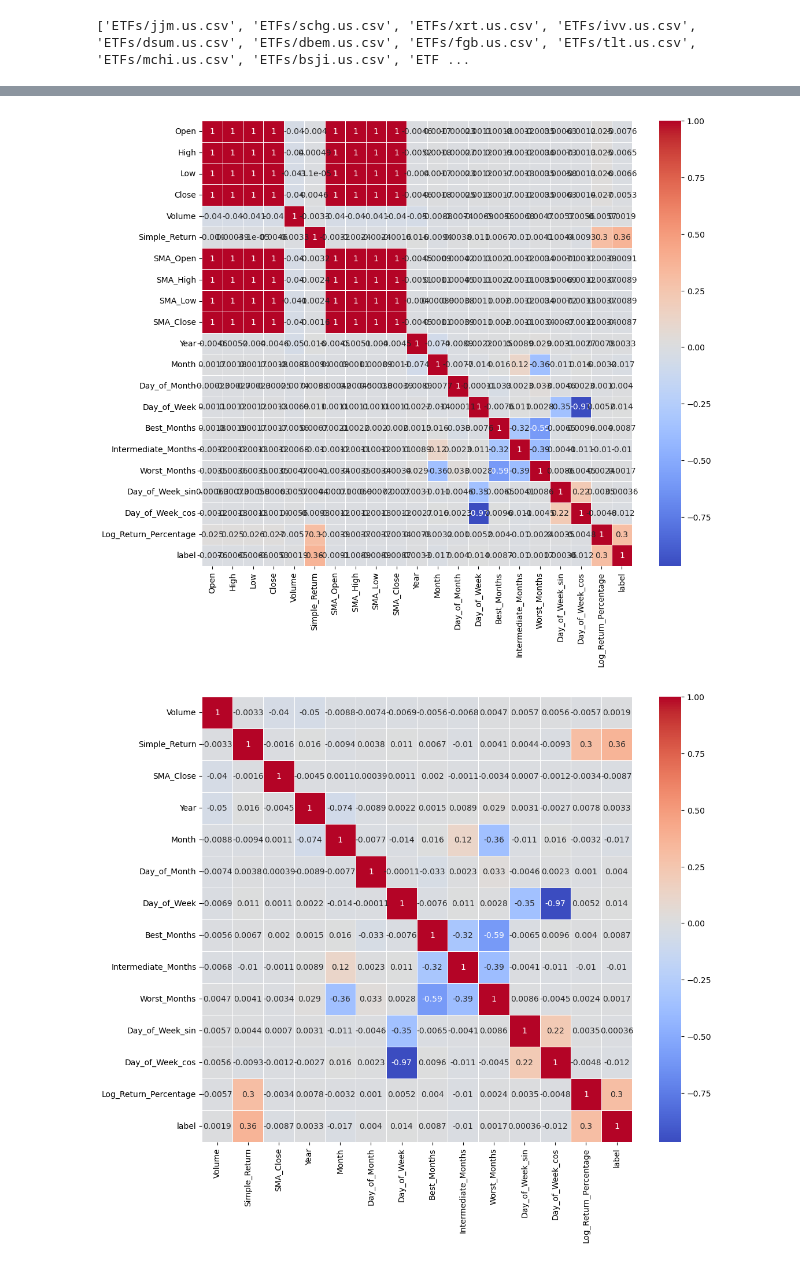
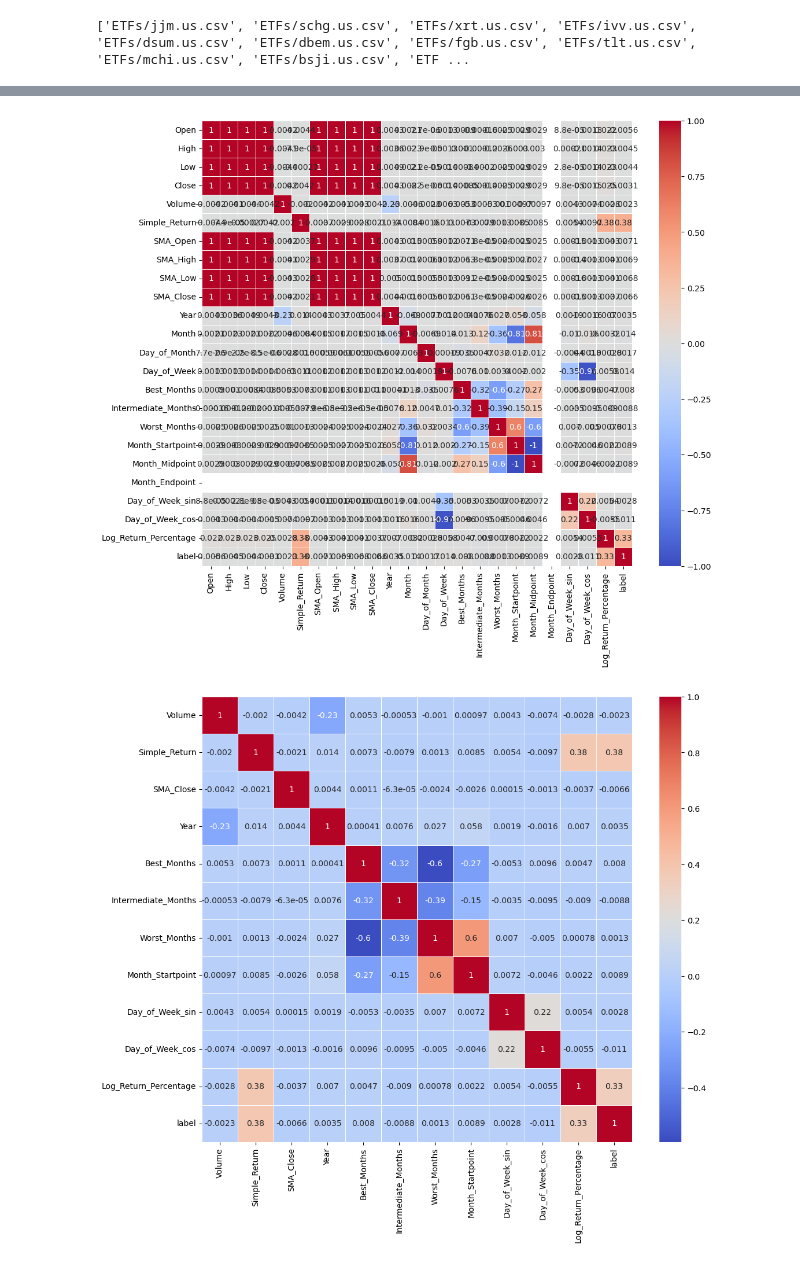
Before and after one commit to SichenLiu111/CS334FinalProjectCode, a Jupyter notebook: preprocessing.ipynb, the cells around one changed output, grey strips where cells are left out. Drawn from its saved outputs; the diff is of its cells as text; code cells hidden in the pictures.

Commit message:
Update raw data

```diff
--- a/preprocessing.ipynb
+++ b/preprocessing.ipynb
@@ -72,7 +73,12 @@ df["Year"] = df["Year"] - 2007
 df["Best_Months"] = df["Month"].isin([2, 3, 10, 11]).astype(int)
 df["Intermediate_Months"] = df["Month"].isin([0, 6, 9]).astype(int)
 df["Worst_Months"] = df["Month"].isin([1, 4, 5, 7, 8]).astype(int)
-# 6. calculate cosine and sine values of Day_of_Week to preserve the relation between days
+# 6. convert the day of month column into categorical feature based on the start point (1 - 9), midpoint (10 - 20), and end point (20+)
+# using one hot encoding
+df["Month_Startpoint"] = np.where(df["Month"] < 9, 1, 0)
+df["Month_Midpoint"] = np.where((df["Month"] >= 9) & (df["Month"] < 20), 1, 0)
+df["Month_Endpoint"] = np.where(df["Month"] >= 20, 1, 0)
+# 7. calculate cosine and sine values of Day_of_Week to preserve the relation between days
 df['Day_of_Week_sin'] = np.sin(df['Day_of_Week'] * (2 * np.pi / 7))
 df['Day_of_Week_cos'] = np.cos(df['Day_of_Week'] * (2 * np.pi / 7))
 
@@ -86,16 +92,8 @@ df['label'] = (df['Log_Return_Percentage'] > 0).astype(int)
 df = df.fillna(value=np.nan)
 # remove all rows with missing data
 df = df.iloc[4:]
-
-# detect outliers and analyze
-# remove datapoints that has Volumn >= 150000
-df = df[df["Volume"] < 150000]
-# plot box plots
-# box_plots = df.boxplot(column=["Open", "High", "Low", "Close", "Simple_Return", "Log_Return_Percentage", "SMA_Close"])
-# box_plots = df.boxplot(column=["Year", "Month", "Day_of_Month", "Day_of_Week", "Day_of_Week_sin", "Day_of_Week_cos"])
-box_plots = df.boxplot(column="Volume")
-
-
+# check if there is remaining missing data
+print(df.isnull().sum())
 
 # print dataset
 df
@@ -117,19 +131,19 @@ df
 # %%
 # feature selection
 # remove irrelvant features
 df = df.drop(["Date", "OpenInt"], axis=1)
 # use Pearson correlation to detect features highly correlated with each other
 corr_maxtrix = df.corr()
 plt.figure(figsize=(12, 10))
 sns.heatmap(corr_maxtrix, annot=True, cmap="coolwarm", linewidths=0.5)
 plt.show()
-# remove features that are highly correlated with each other with a threshold of 0.8
-df = df.drop(["Open", "High", "Low", "Close", "SMA_Open", "SMA_High", "SMA_Low"], axis=1)
+# remove features that are highly correlated with each other with a threshold of 0.6 and features that have weak correlation with labels
+df = df.drop(["Open", "High", "Low", "Close", "SMA_Open", "SMA_High", "SMA_Low", "Month", "Day_of_Month", "Day_of_Week", "Month_Midpoint", "Month_Endpoint"], axis=1)
 # show the heatmap after highly correlated features are removed
 corr_maxtrix = df.corr()
 plt.figure(figsize=(12, 10))
 sns.heatmap(corr_maxtrix, annot=True, cmap="coolwarm", linewidths=0.5)
 plt.show()
 # %% [output]
-[figure, old version]
+[figure, new version]
-[figure, old version]
+[figure, new version]
```
Also changed, not shown: parts of 5 cells of this notebook, 3 other files.
